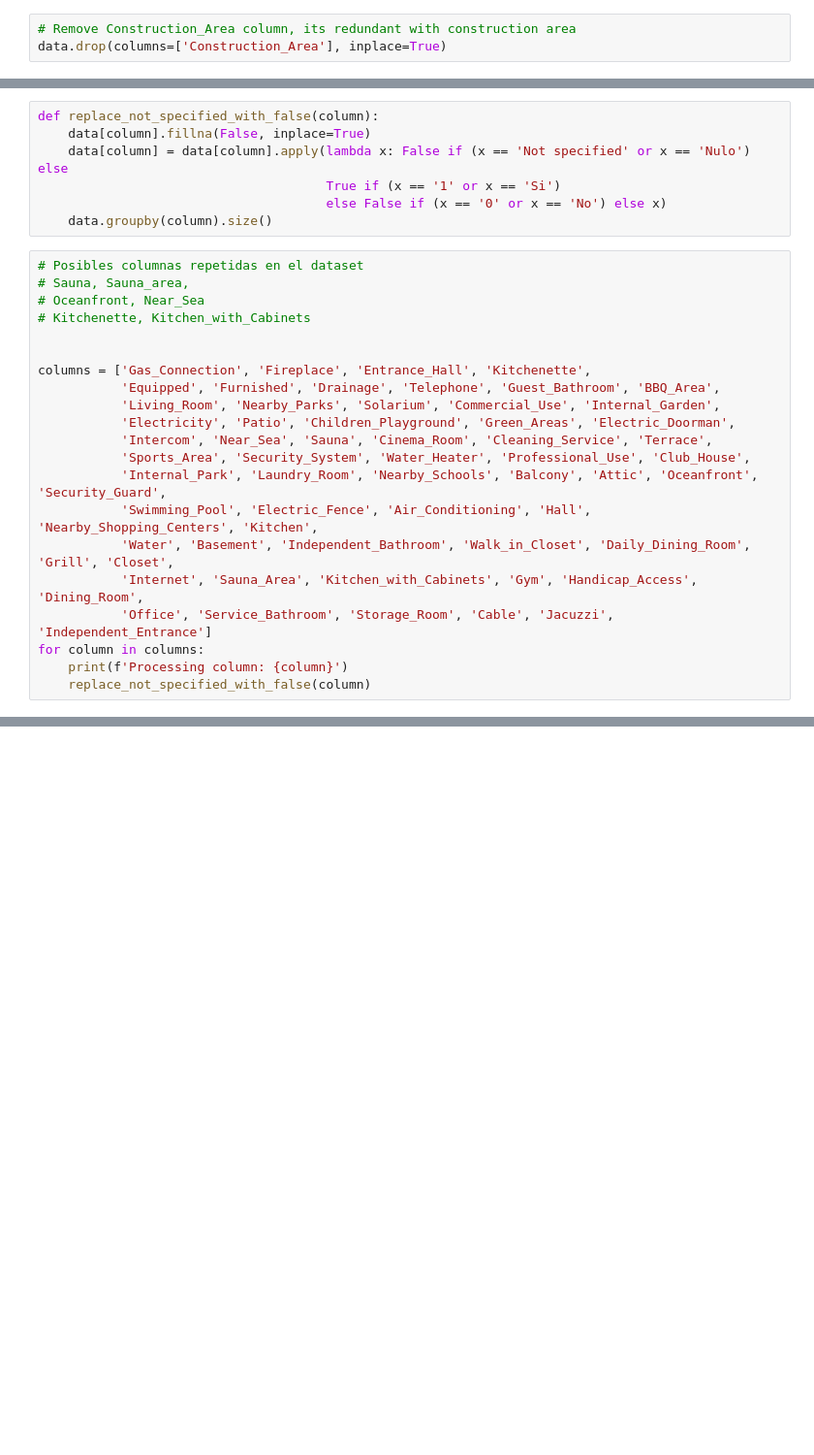
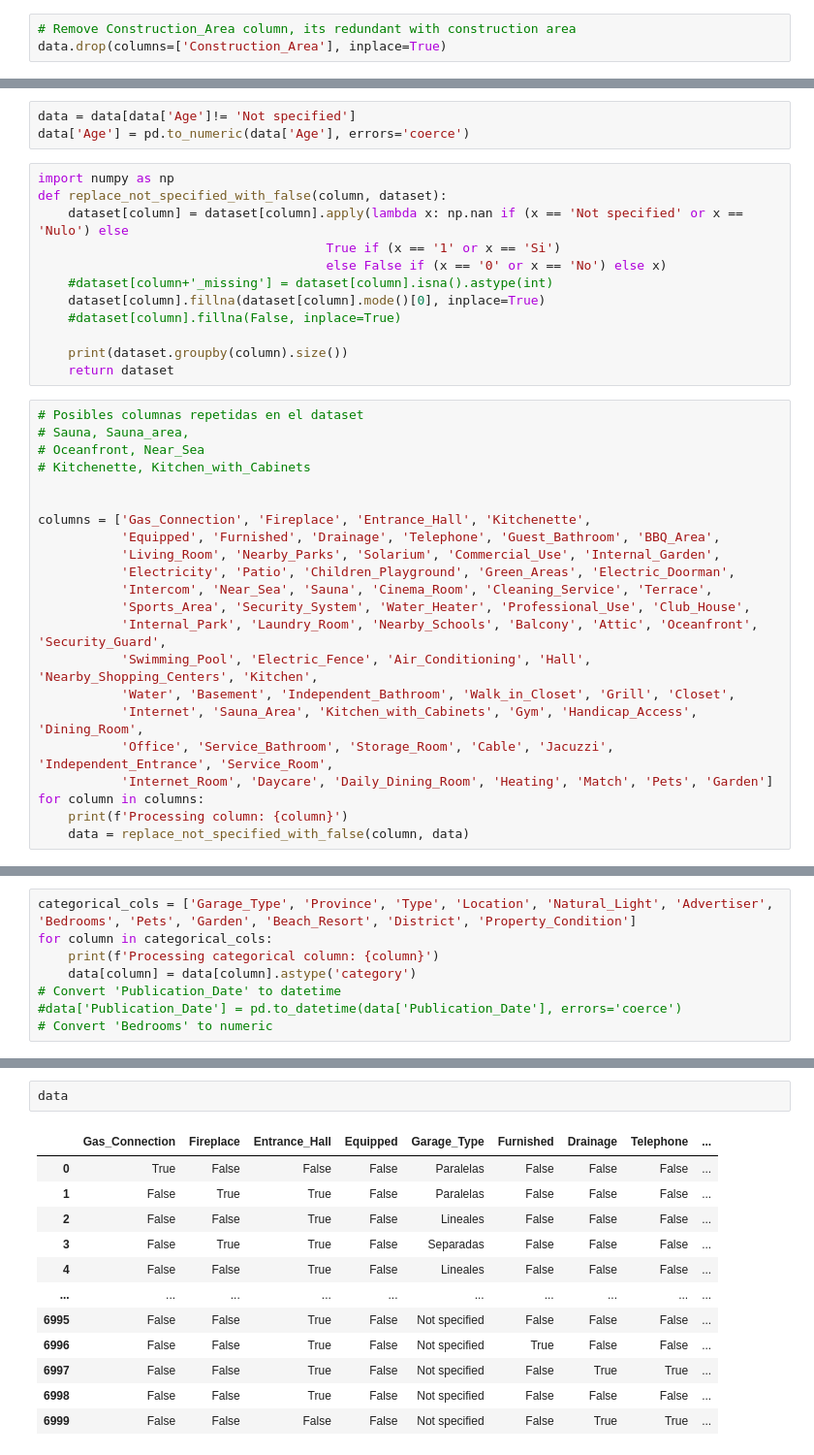
Before and after one commit to apovisr/PUCP_machine-learning, a Jupyter notebook: final/final.ipynb, the cells around one changed output, grey strips where cells are left out. Shown at 97% size. Drawn from its saved outputs; the diff is of its cells as text; blank space fills up the shorter version.

```diff
--- a/final/final.ipynb
+++ b/final/final.ipynb
@@ -125,10 +124,18 @@ dtype: int64
+# %%
+data = data[data['Age']!= 'Not specified']
+data['Age'] = pd.to_numeric(data['Age'], errors='coerce')
 # %%
-def replace_not_specified_with_false(column):
-    data[column].fillna(False, inplace=True)
-    data[column] = data[column].apply(lambda x: False if (x == 'Not specified' or x == 'Nulo') else
+import numpy as np
+def replace_not_specified_with_false(column, dataset):
+    dataset[column] = dataset[column].apply(lambda x: np.nan if (x == 'Not specified' or x == 'Nulo') else
                                       True if (x == '1' or x == 'Si')
                                       else False if (x == '0' or x == 'No') else x)
-    data.groupby(column).size()
+    #dataset[column+'_missing'] = dataset[column].isna().astype(int)
+    dataset[column].fillna(dataset[column].mode()[0], inplace=True)
+    #dataset[column].fillna(False, inplace=True)
+
+    print(dataset.groupby(column).size())
+    return dataset
 # %%
 # Posibles columnas repetidas en el dataset
 # Sauna, Sauna_area,
@@ -144,11 +151,12 @@ columns = ['Gas_Connection', 'Fireplace', 'Entrance_Hall', 'Kitchenette',
            'Sports_Area', 'Security_System', 'Water_Heater', 'Professional_Use', 'Club_House',
            'Internal_Park', 'Laundry_Room', 'Nearby_Schools', 'Balcony', 'Attic', 'Oceanfront', 'Security_Guard',
            'Swimming_Pool', 'Electric_Fence', 'Air_Conditioning', 'Hall', 'Nearby_Shopping_Centers', 'Kitchen',
-           'Water', 'Basement', 'Independent_Bathroom', 'Walk_in_Closet', 'Daily_Dining_Room', 'Grill', 'Closet',
+           'Water', 'Basement', 'Independent_Bathroom', 'Walk_in_Closet', 'Grill', 'Closet',
            'Internet', 'Sauna_Area', 'Kitchen_with_Cabinets', 'Gym', 'Handicap_Access', 'Dining_Room',
-           'Office', 'Service_Bathroom', 'Storage_Room', 'Cable', 'Jacuzzi', 'Independent_Entrance']
+           'Office', 'Service_Bathroom', 'Storage_Room', 'Cable', 'Jacuzzi', 'Independent_Entrance', 'Service_Room',
+           'Internet_Room', 'Daycare', 'Daily_Dining_Room', 'Heating', 'Match', 'Pets', 'Garden']
 for column in columns:
     print(f'Processing column: {column}')
-    replace_not_specified_with_false(column)
+    data = replace_not_specified_with_false(column, data)
 # %% [output]
 Processing column: Gas_Connection
@@ -221,0 +239,8 @@ For example, when doing 'df[col].method(value, inplace=True)', try using 'df.met
+# %%
+categorical_cols = ['Garage_Type', 'Province', 'Type', 'Location', 'Natural_Light', 'Advertiser', 'Bedrooms', 'Pets', 'Garden', 'Beach_Resort', 'District', 'Property_Condition']
+for column in categorical_cols:
+    print(f'Processing categorical column: {column}')
+    data[column] = data[column].astype('category')
+# Convert 'Publication_Date' to datetime
+#data['Publication_Date'] = pd.to_datetime(data['Publication_Date'], errors='coerce')
+# Convert 'Bedrooms' to numeric
@@ -248,0 +275,15 @@ plt.show()
+# %%
+data
+# %% [output]
+|  | Gas_Connection | Fireplace | Entrance_Hall | Equipped | Garage_Type | Furnished | Drainage | Telephone | ... |
+| 0 | True | False | False | False | Paralelas | False | False | False | ... |
+| 1 | False | True | True | False | Paralelas | False | False | False | ... |
+| 2 | False | False | True | False | Lineales | False | False | False | ... |
+| 3 | False | True | True | False | Separadas | False | False | False | ... |
+| 4 | False | False | True | False | Lineales | False | False | False | ... |
+| ... | ... | ... | ... | ... | ... | ... | ... | ... | ... |
+| 6995 | False | False | True | False | Not specified | False | False | False | ... |
+| 6996 | False | False | True | False | Not specified | True | False | False | ... |
+| 6997 | False | False | True | False | Not specified | False | True | True | ... |
+| 6998 | False | False | True | False | Not specified | False | False | False | ... |
+| 6999 | False | False | False | False | Not specified | False | True | True | ... |
```
Also changed, not shown: parts of 31 cells of this notebook, 1 other file.
